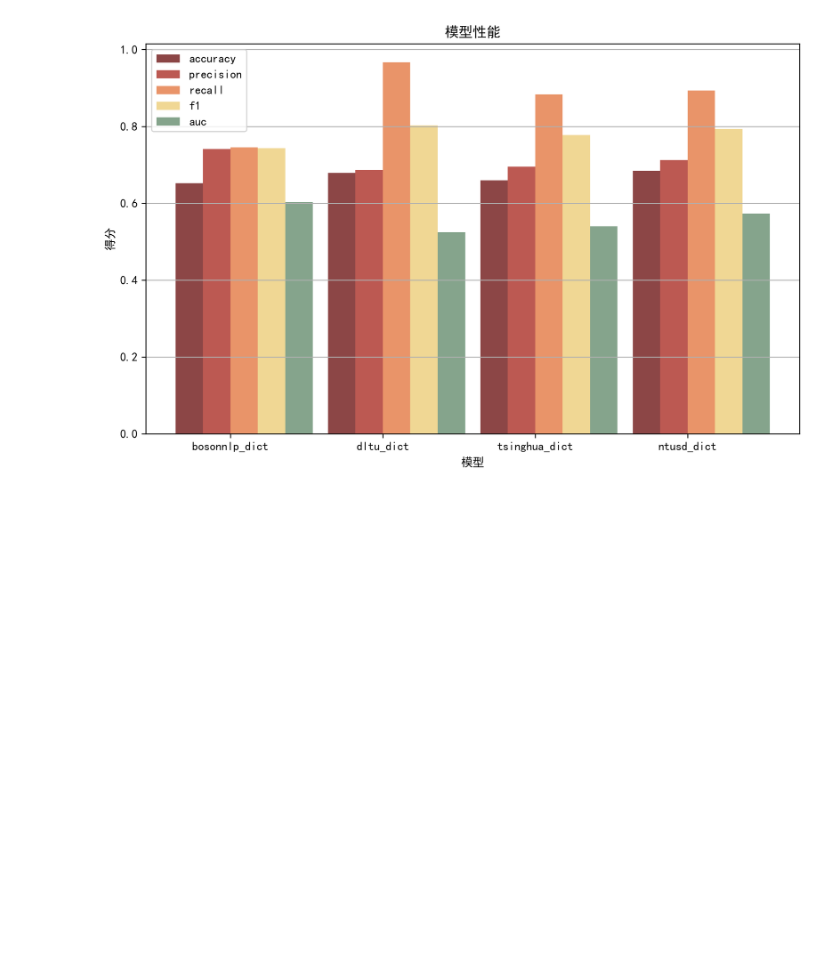
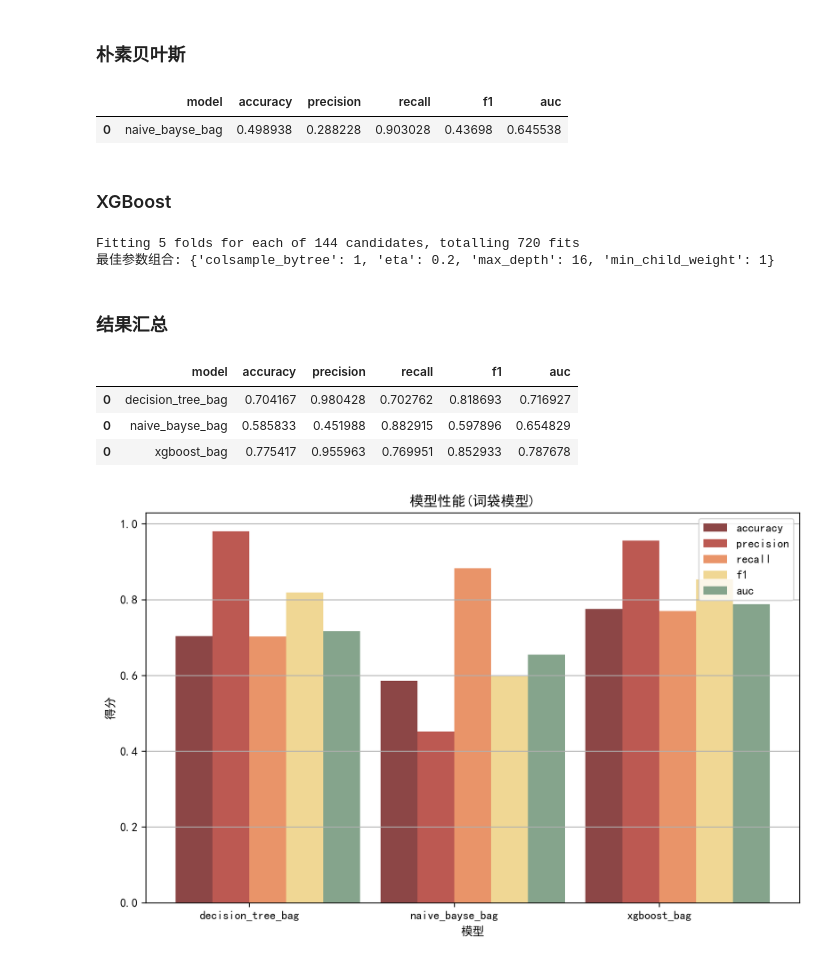
Before and after one commit to OneRaise5385/Genshin, a Jupyter notebook: notebook/YuanShenSA2.ipynb, the cells around one changed output. Drawn from its saved outputs; the diff is of its cells as text; code cells hidden in the pictures; blank space fills up the shorter version.

```diff
--- a/notebook/YuanShenSA2.ipynb
+++ b/notebook/YuanShenSA2.ipynb
@@ -192,0 +107,38 @@ pfms
+# %% [markdown]
+### 朴素贝叶斯
+# %%
+gnb = GaussianNB(priors=None, var_smoothing=1e-9)
+gnb.fit(X_train.toarray(),y_train)
+y_pred_gnb = gnb.predict(X_test.toarray())
+pickle.dump(gnb, open(f'../model/bayse_bag.dat',"wb"))
+performance_test('naive_bayse_bag',y_pred_gnb, y_test)
+# %% [output]
+|  | model | accuracy | precision | recall | f1 | auc |
+| 0 | naive_bayse_bag | 0.498938 | 0.288228 | 0.903028 | 0.43698 | 0.645538 |
+# %% [markdown]
+### XGBoost
+# %%
+# 定义要调优的超参数网格
+param_grid = {
+    'eta':[0.01, 0.1,0.2],
+    'min_child_weight':[1, 2, 4, 8],
+    'max_depth': [2, 4, 8, 16],
+    'colsample_bytree': [0.5, 0.8, 1]}
+
+# 初始化XGBoost
+xgb_clf = XGBClassifier()
+
+# 使用 GridSearchCV 进行网格搜索
+grid_search = GridSearchCV(xgb_clf, param_grid, n_jobs=-1, cv=5,
+                           scoring='accuracy',verbose=2)
+grid_search.fit(X_train, y_train)
+
+# 打印最佳参数组合和对应的准确率
+print("最佳参数组合:", grid_search.best_params_)
+
+# 使用最佳参数组合的模型进行预测
+best_xgb_clf = grid_search.best_estimator_
+y_pred_xgb = best_xgb_clf.predict(X_test)
+# %% [output]
+Fitting 5 folds for each of 144 candidates, totalling 720 fits
+最佳参数组合: {'colsample_bytree': 1, 'eta': 0.2, 'max_depth': 16, 'min_child_weight': 1}
@@ -193,24 +148,42 @@ pfms
+# %% [markdown]
+### 结果汇总
+# %%
+with open('models/decision_tree.dat', 'rb') as file:
+    # 加载模型
+    decision_tree = pickle.load(file)
+
+# 使用加载的模型进行预测等操作
+y_pred_tree = decision_tree.predict(X_test)
+# %%
+pfms = pd.concat([performance_test('decision_tree_bag',y_pred_tree, y_test),
+                  performance_test('naive_bayse_bag',y_pred_gnb, y_test),
+                  performance_test('xgboost_bag',y_pred_xgb, y_test)])
+pfms
+# %% [output]
+|  | model | accuracy | precision | recall | f1 | auc |
+| 0 | decision_tree_bag | 0.704167 | 0.980428 | 0.702762 | 0.818693 | 0.716927 |
+| 0 | naive_bayse_bag | 0.585833 | 0.451988 | 0.882915 | 0.597896 | 0.654829 |
+| 0 | xgboost_bag | 0.775417 | 0.955963 | 0.769951 | 0.852933 | 0.787678 |
 # %%
 # 模型性能绘图
 plt.figure(figsize=(10,6),dpi=300)
-categories = ['bosonnlp_dict', 'dltu_dict', 'tsinghua_dict', 'ntusd_dict']
+categories = ['decision_tree_bag', 'naive_bayse_bag', 'xgboost_bag']
 bar_width = 0.18
 index = np.arange(len(categories))
 
 plt.bar(index - bar_width, pfms['accuracy'].values, bar_width, label='accuracy',color='#8c4646')
 plt.bar(index, pfms['precision'].values, bar_width, label='precision',color='#bc5952')
 plt.bar(index + bar_width, pfms['recall'].values, bar_width, label='recall',color='#e99469')
 plt.bar(index + bar_width*2, pfms['f1'].values, bar_width, label='f1',color='#f0d794')
 plt.bar(index + bar_width*3, pfms['auc'].values, bar_width, label='auc',color='#85a48c')
 
-plt.title('模型性能')
+plt.title('模型性能(词袋模型)')
 plt.ylabel('得分')
 plt.xlabel('模型')
 plt.grid(axis='y')
 plt.xticks(index + bar_width / 2, categories)
 plt.legend()
-plt.savefig('result/模型性能.png')
 plt.show()
 # %% [output]
-[figure, old version]
+[figure, new version]
 # %%
```
Also changed, not shown: parts of 21 cells of this notebook, 6 other files.
